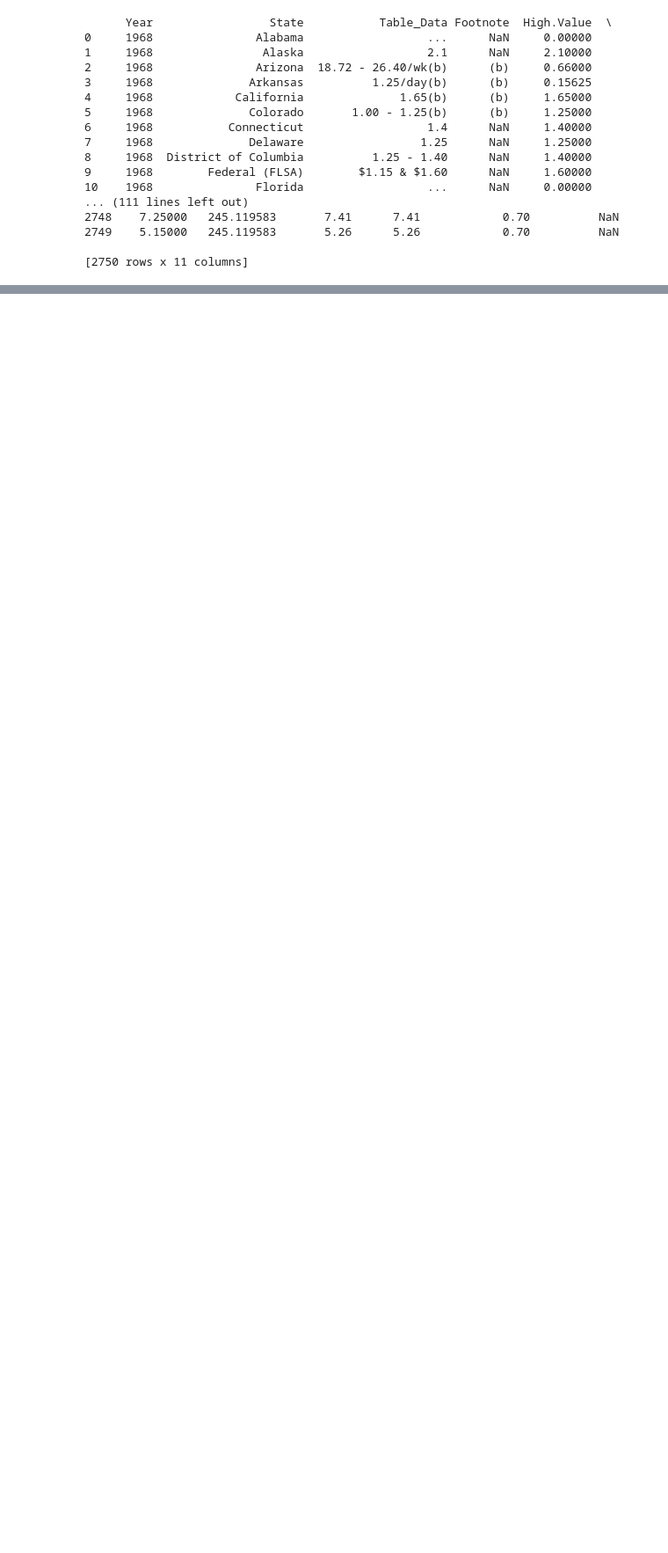
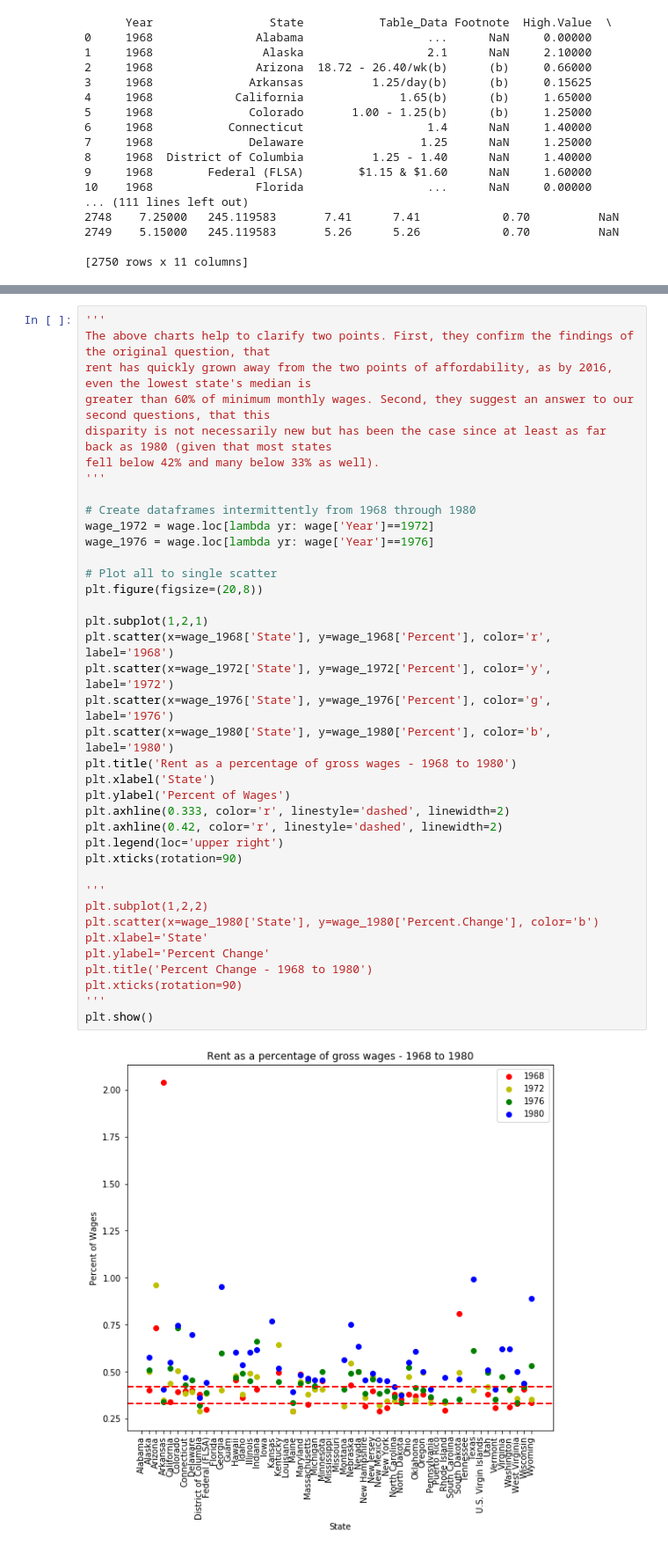
Before and after one commit to jkovach89/Wage_Affordability, a Jupyter notebook: Capstone 1 - Wage Affordability Study.ipynb, the cells around one changed output, grey strips where cells are left out. Shown at 88% size. Drawn from its saved outputs; the diff is of its cells as text; blank space fills up the shorter version.

```diff
--- a/Capstone 1 - Wage Affordability Study.ipynb
+++ b/Capstone 1 - Wage Affordability Study.ipynb
@@ -194,0 +240,40 @@ plt.show()
+# %%
+'''
+The above charts help to clarify two points. First, they confirm the findings of the original question, that
+rent has quickly grown away from the two points of affordability, as by 2016, even the lowest state's median is
+greater than 60% of minimum monthly wages. Second, they suggest an answer to our second questions, that this
+disparity is not necessarily new but has been the case since at least as far back as 1980 (given that most states
+fell below 42% and many below 33% as well).
+'''
+
+# Create dataframes intermittently from 1968 through 1980
+wage_1972 = wage.loc[lambda yr: wage['Year']==1972]
+wage_1976 = wage.loc[lambda yr: wage['Year']==1976]
+
+# Plot all to single scatter
+plt.figure(figsize=(20,8))
+
+plt.subplot(1,2,1)
+plt.scatter(x=wage_1968['State'], y=wage_1968['Percent'], color='r', label='1968')
+plt.scatter(x=wage_1972['State'], y=wage_1972['Percent'], color='y', label='1972')
+plt.scatter(x=wage_1976['State'], y=wage_1976['Percent'], color='g', label='1976')
+plt.scatter(x=wage_1980['State'], y=wage_1980['Percent'], color='b', label='1980')
+plt.title('Rent as a percentage of gross wages - 1968 to 1980')
+plt.xlabel('State')
+plt.ylabel('Percent of Wages')
+plt.axhline(0.333, color='r', linestyle='dashed', linewidth=2)
+plt.axhline(0.42, color='r', linestyle='dashed', linewidth=2)
+plt.legend(loc='upper right')
+plt.xticks(rotation=90)
+
+'''
+plt.subplot(1,2,2)
+plt.scatter(x=wage_1980['State'], y=wage_1980['Percent.Change'], color='b')
+plt.xlabel='State'
+plt.ylabel='Percent Change'
+plt.title('Percent Change - 1968 to 1980')
+plt.xticks(rotation=90)
+'''
+plt.show()
+# %% [output]
+[figure, added]
```
Also changed, not shown: parts of 11 cells of this notebook.
